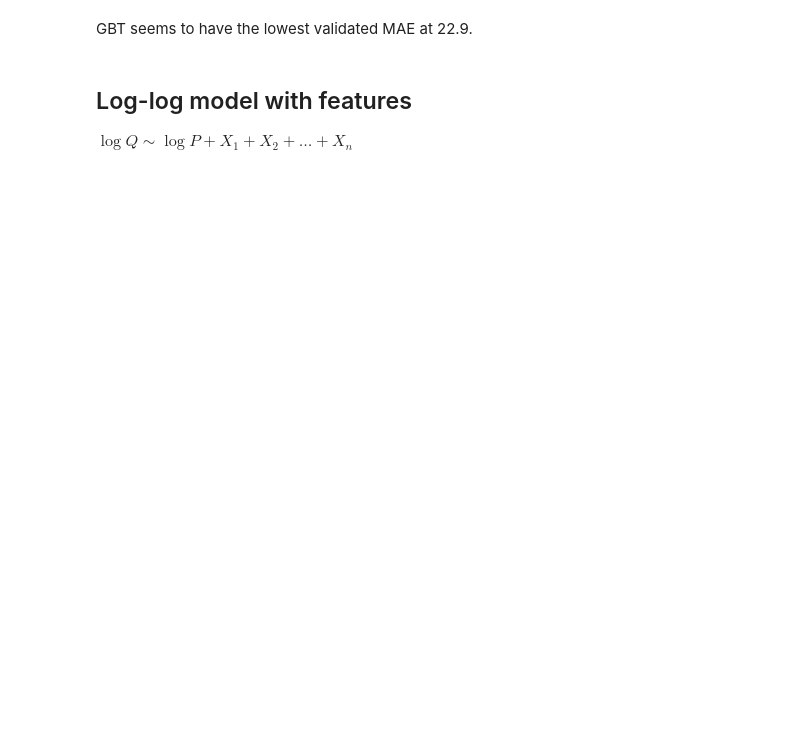
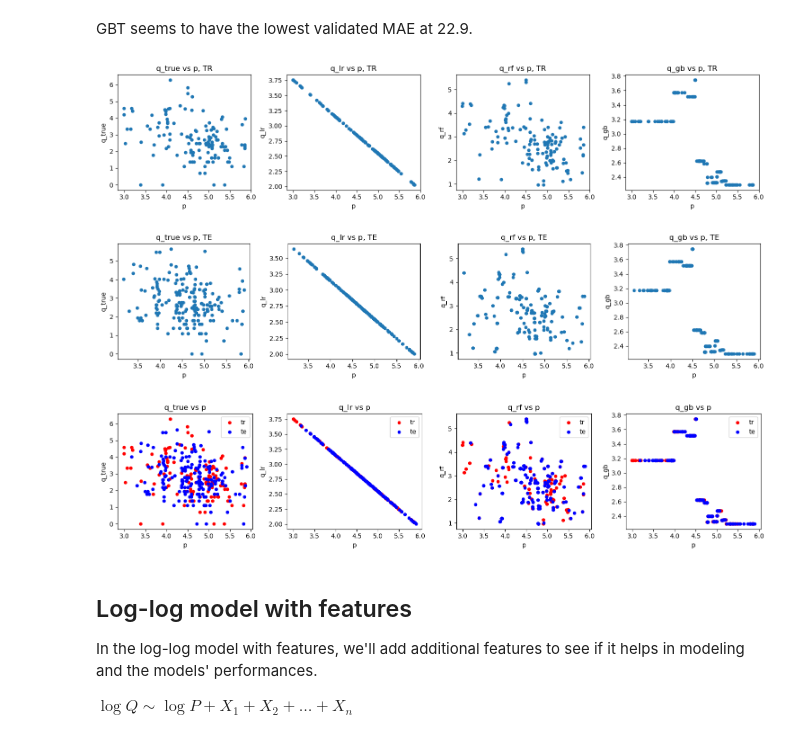
Before and after one commit to oneoffcoder/books, a Jupyter notebook: sphinx/datascience/source/pricing-elasticity-modeling.ipynb, the cells around one changed output. Saved outputs shown, nothing was run; the diff lists cells and outputs as text; code cells hidden in the pictures; blank space fills up the shorter version.

```diff
--- a/sphinx/datascience/source/pricing-elasticity-modeling.ipynb
+++ b/sphinx/datascience/source/pricing-elasticity-modeling.ipynb
@@ -187,19 +208,26 @@ simple_loglog_lr, simple_loglog_rf, simple_loglog_gb = models
 # %%
 import matplotlib.pyplot as plt
 
-fig, ax = plt.subplots(1, 4, figsize=(15, 3.5))
+def do_scatter(df, title_suffix, p_field='p', q_fields=['q_true', 'q_lr', 'q_rf', 'q_gb']):
+    fig, axes = plt.subplots(1, 4, figsize=(15, 3.5))
 
-_df1 = pd.DataFrame({
-    'p': X_tr['unit_price'].values,
-    'q_true': y_tr.values,
-    'q_lr': simple_loglog_lr.predict(X_tr),
-    'q_rf': simple_loglog_rf.predict(X_tr),
-    'q_gb': simple_loglog_gb.predict(X_tr)
-})
+    for q_field, ax in zip(q_fields, np.ravel(axes)):
+        df.plot(
+            kind='scatter',
+            x=p_field,
+            y=q_field,
+            ax=ax,
+            title=f'{q_field} vs {p_field}, {title_suffix}'
+        )
 
-_df1.plot(kind='scatter', x='q_true', y='p', ax=ax[0])
-_df1.plot(kind='scatter', x='q_lr', y='p', ax=ax[1])
-_df1.plot(kind='scatter', x='q_rf', y='p', ax=ax[2])
-_df1.plot(kind='scatter', x='q_gb', y='p', ax=ax[3])
+    fig.tight_layout()
 
-fig.tight_layout()
+def do_scatter_overlay(df_tr, df_te, p_field='p', q_fields=['q_true', 'q_lr', 'q_rf', 'q_gb']):
+    fig, axes = plt.subplots(1, 4, figsize=(15, 3.5))
+
+    for q_field, ax in zip(q_fields, np.ravel(axes)):
+        df_tr.plot(kind='scatter', x=p_field, y=q_field, ax=ax, color='r', label='tr')
+        df_te.plot(kind='scatter', x=p_field, y=q_field, ax=ax, color='b', label='te')
+        ax.set_title(f'{q_field} vs {p_field}')
+
+    fig.tight_layout()
@@ -239,6 +234,16 @@ fig.tight_layout()
+# %%
+do_scatter(loglog_tr, 'TR')
+do_scatter(loglog_te, 'TE')
+do_scatter_overlay(loglog_tr, loglog_te)
+# %% [output]
+[figure, added]
+[figure, added]
+[figure, added]
 # %% [markdown]
 ## Log-log model with features
 
+In the log-log model with features, we'll add additional features to see if it helps in modeling and the models' performances.
+
 $\log{Q} \sim \log{P} + X_1 + X_2 + \ldots + X_n$
 # %%
 def get_Xy(df):
```
Also changed, not shown: parts of 45 cells of this notebook, 2 other files.
